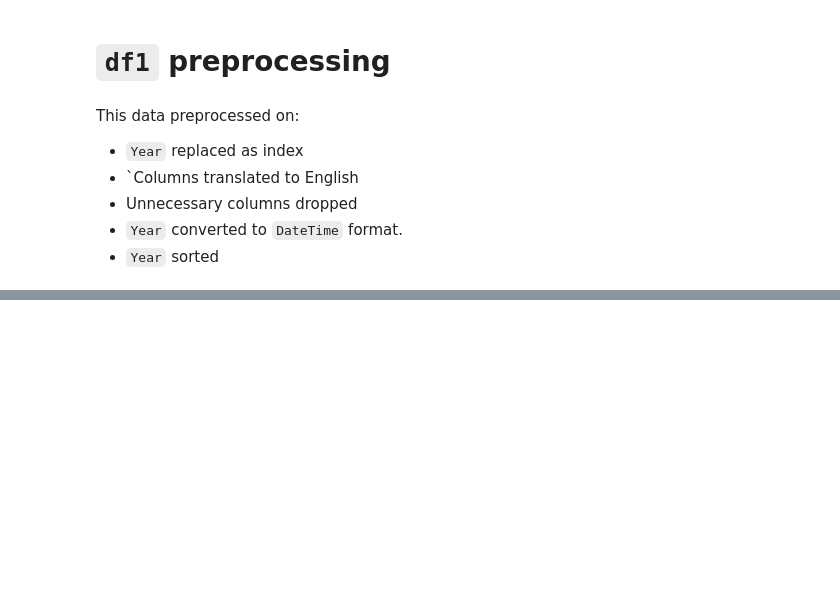
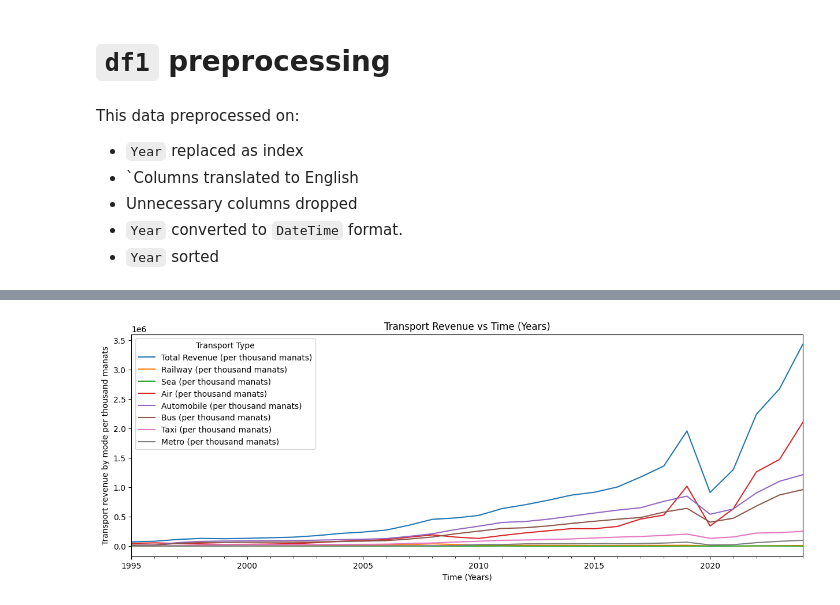
Before and after one commit to vugaer/OpenData.AZ-Analysis, a Jupyter notebook: analyzes/analyze.ipynb, the cells around one changed output, grey strips where cells are left out. Cells and saved outputs as stored; diff of their text form; code cells hidden in the pictures; blank space fills up the shorter version.

```diff
--- a/analyzes/analyze.ipynb
+++ b/analyzes/analyze.ipynb
@@ -122,0 +152,15 @@ df1.head()
+# %%
+import matplotlib.pyplot as plt
+
+df1.plot(
+    kind='line',
+    figsize=(15, 5),
+    title='Transport Revenue vs Time (Years)'
+)
+
+plt.ylabel('Transport revenue by mode per thousand manats')
+plt.xlabel('Time (Years)')
+plt.legend(title='Transport Type', loc='best')
+plt.show()
+# %% [output]
+[figure, added]
```
Also changed, not shown: parts of 2 cells of this notebook.
